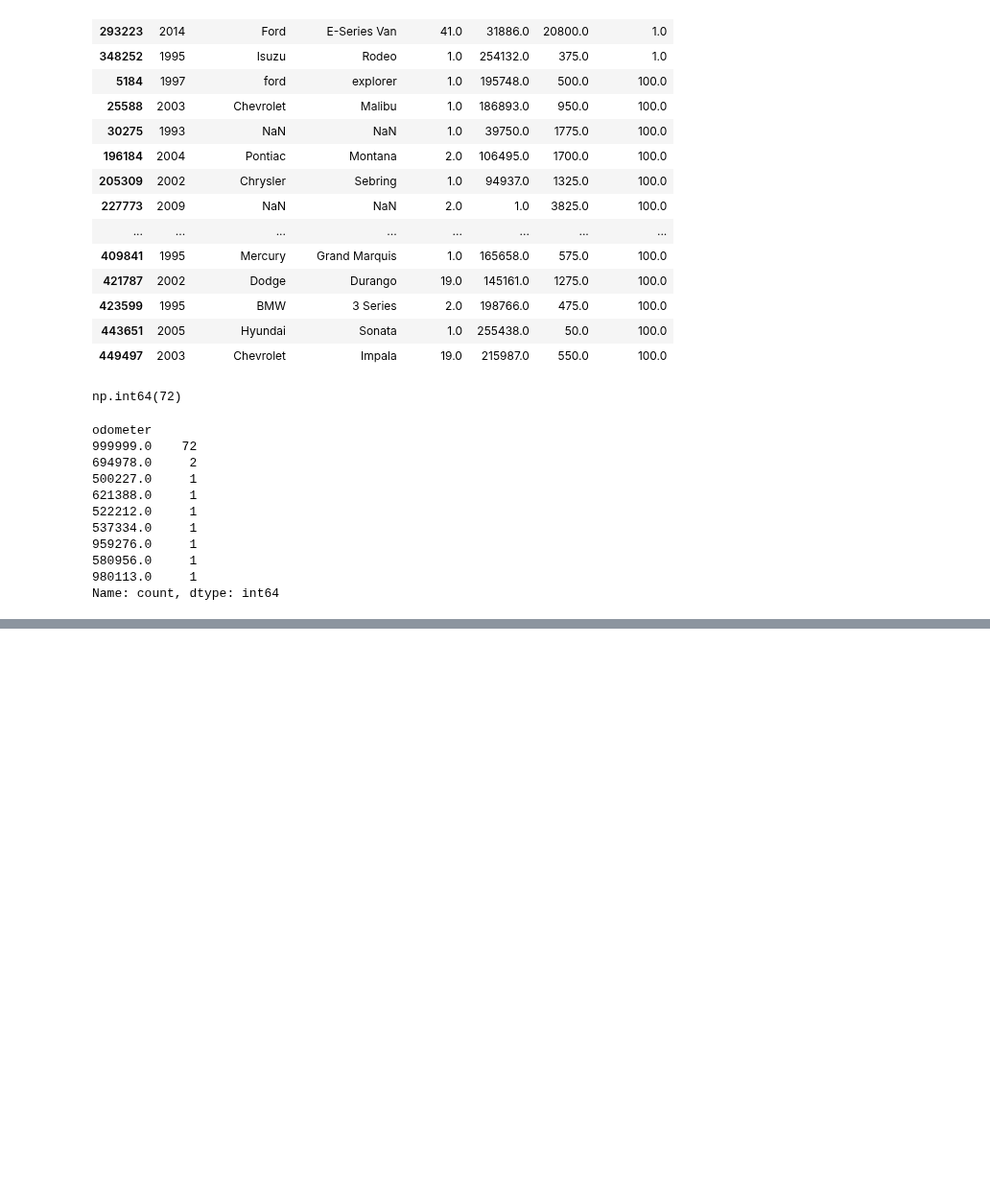
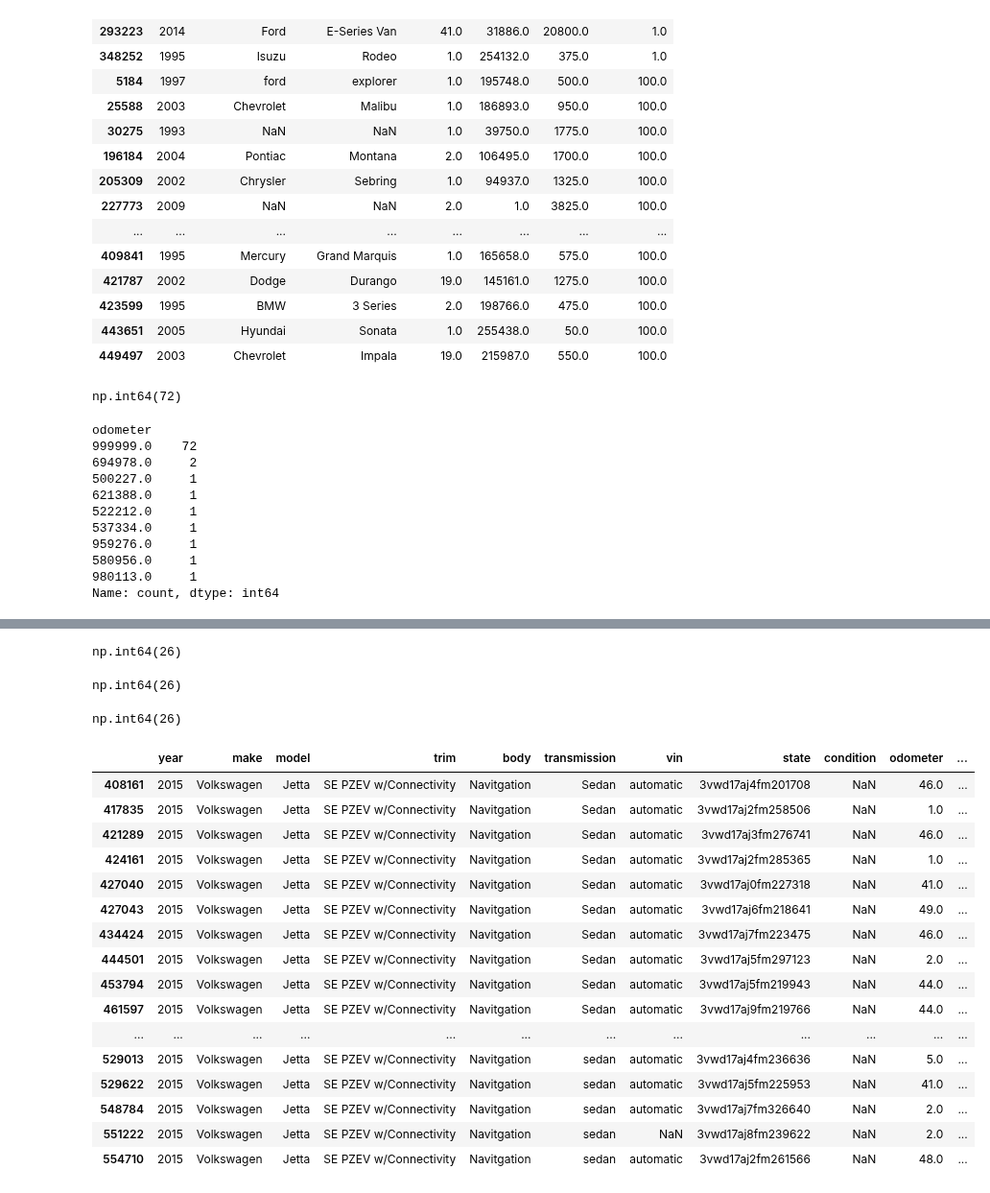
Before and after one commit to hamza-abusaif/used-vehicle-market-intelligence, a Jupyter notebook: notebooks/01_data_audit.ipynb, the cells around one changed output, grey strips where cells are left out. Shown at 96% size. Cells and saved outputs as stored; diff of their text form; code cells hidden in the pictures; blank space fills up the shorter version.

Commit message:
investigate categorical data quality issues

```diff
--- a/notebooks/01_data_audit.ipynb
+++ b/notebooks/01_data_audit.ipynb
@@ -313,0 +336,2 @@ Name: count, dtype: int64
+# %%
+cars = pd.read_csv("../data/raw/car_prices.csv")
@@ -313,0 +392,38 @@ Name: count, dtype: int64
+# %%
+suspect_transmission = cars["transmission"].isin(["sedan", "Sedan"])
+suspect_transmission.sum()
+# %% [output]
+np.int64(26)
+# %%
+numeric_color = cars["color"].astype(str).str.fullmatch(r"\d+")
+numeric_color.sum()
+# %% [output]
+np.int64(26)
+# %%
+(suspect_transmission & numeric_color).sum()
+# %% [output]
+np.int64(26)
+# %%
+cars[suspect_transmission & numeric_color][
+    ["year", "make", "model", "trim", "body", "transmission",
+     "vin", "state", "condition", "odometer", "color",
+     "interior", "seller", "mmr", "sellingprice", "saledate"]
+].head(30)
+# %% [output]
+|  | year | make | model | trim | body | transmission | vin | state | condition | odometer | ... |
+| 408161 | 2015 | Volkswagen | Jetta | SE PZEV w/Connectivity | Navitgation | Sedan | automatic | 3vwd17aj4fm201708 | NaN | 46.0 | ... |
+| 417835 | 2015 | Volkswagen | Jetta | SE PZEV w/Connectivity | Navitgation | Sedan | automatic | 3vwd17aj2fm258506 | NaN | 1.0 | ... |
+| 421289 | 2015 | Volkswagen | Jetta | SE PZEV w/Connectivity | Navitgation | Sedan | automatic | 3vwd17aj3fm276741 | NaN | 46.0 | ... |
+| 424161 | 2015 | Volkswagen | Jetta | SE PZEV w/Connectivity | Navitgation | Sedan | automatic | 3vwd17aj2fm285365 | NaN | 1.0 | ... |
+| 427040 | 2015 | Volkswagen | Jetta | SE PZEV w/Connectivity | Navitgation | Sedan | automatic | 3vwd17aj0fm227318 | NaN | 41.0 | ... |
+| 427043 | 2015 | Volkswagen | Jetta | SE PZEV w/Connectivity | Navitgation | Sedan | automatic | 3vwd17aj6fm218641 | NaN | 49.0 | ... |
+| 434424 | 2015 | Volkswagen | Jetta | SE PZEV w/Connectivity | Navitgation | Sedan | automatic | 3vwd17aj7fm223475 | NaN | 46.0 | ... |
+| 444501 | 2015 | Volkswagen | Jetta | SE PZEV w/Connectivity | Navitgation | Sedan | automatic | 3vwd17aj5fm297123 | NaN | 2.0 | ... |
+| 453794 | 2015 | Volkswagen | Jetta | SE PZEV w/Connectivity | Navitgation | Sedan | automatic | 3vwd17aj5fm219943 | NaN | 44.0 | ... |
+| 461597 | 2015 | Volkswagen | Jetta | SE PZEV w/Connectivity | Navitgation | Sedan | automatic | 3vwd17aj9fm219766 | NaN | 44.0 | ... |
+| ... | ... | ... | ... | ... | ... | ... | ... | ... | ... | ... | ... |
+| 529013 | 2015 | Volkswagen | Jetta | SE PZEV w/Connectivity | Navitgation | sedan | automatic | 3vwd17aj4fm236636 | NaN | 5.0 | ... |
+| 529622 | 2015 | Volkswagen | Jetta | SE PZEV w/Connectivity | Navitgation | sedan | automatic | 3vwd17aj5fm225953 | NaN | 41.0 | ... |
+| 548784 | 2015 | Volkswagen | Jetta | SE PZEV w/Connectivity | Navitgation | sedan | automatic | 3vwd17aj7fm326640 | NaN | 2.0 | ... |
+| 551222 | 2015 | Volkswagen | Jetta | SE PZEV w/Connectivity | Navitgation | sedan | NaN | 3vwd17aj8fm239622 | NaN | 2.0 | ... |
+| 554710 | 2015 | Volkswagen | Jetta | SE PZEV w/Connectivity | Navitgation | sedan | automatic | 3vwd17aj2fm261566 | NaN | 48.0 | ... |
```
Also changed, not shown: parts of 6 cells of this notebook, 2 other files.
